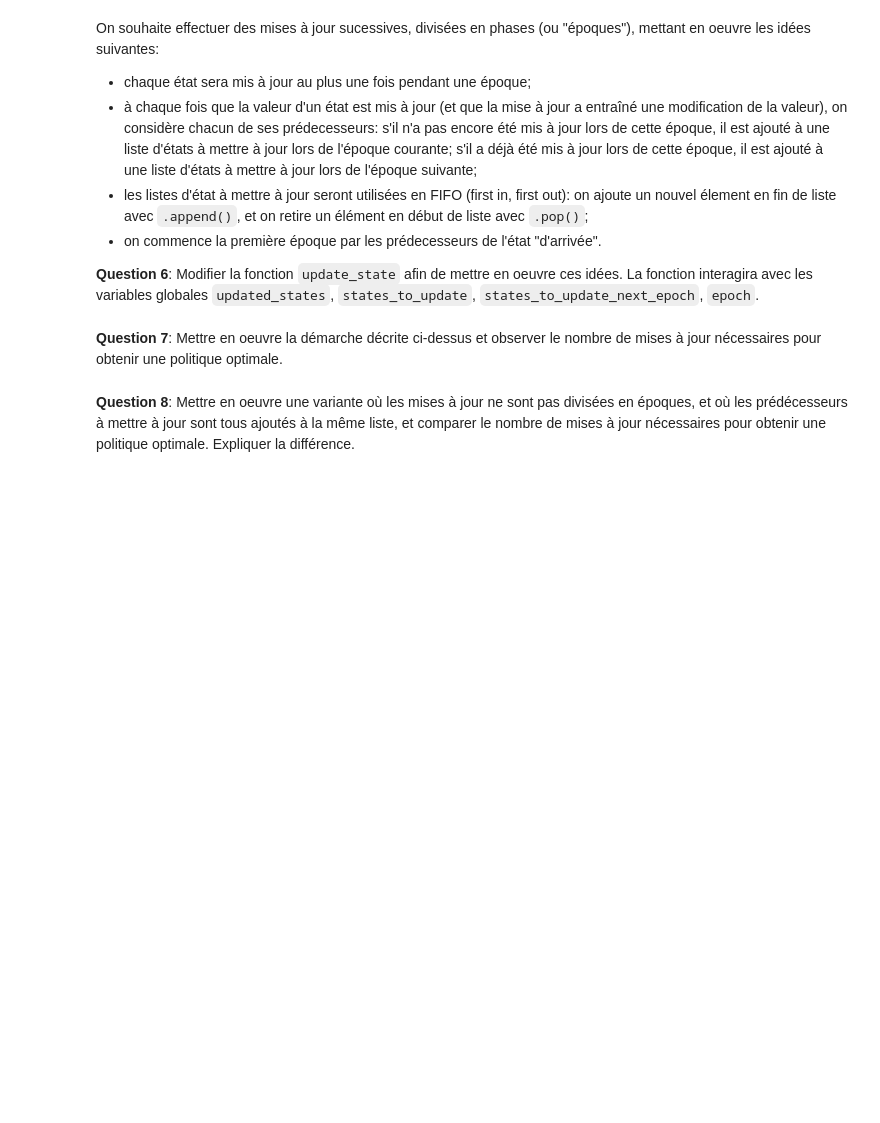
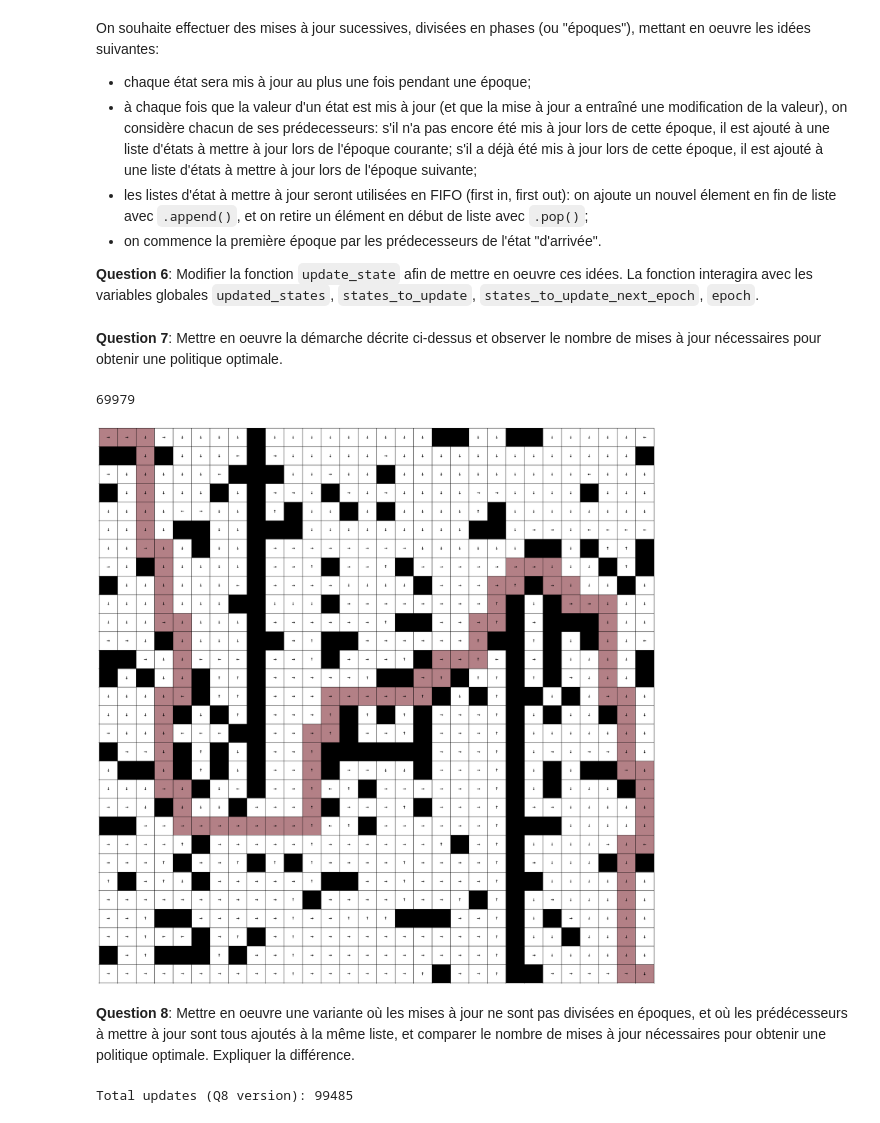
Before and after one commit to Lo808/Theory-of-Reinforcement-Learning, a Jupyter notebook: Solving Labyrinth with RL.ipynb, the cells around one changed output. Cells and saved outputs as stored; diff of their text form; code cells hidden in the pictures; blank space fills up the shorter version.

```diff
--- a/Solving Labyrinth with RL.ipynb
+++ b/Solving Labyrinth with RL.ipynb
@@ -345,7 +345,6 @@ Pour un labyrinthe donné, il existe certains états $s$ pour lesquels on conna
 def set_known_values(v):
     v_=v.copy()
     v_[maze == 1] = 0
-    v_[maze.shape[0]-1, maze.shape[1]-1] = 1
     return v_
 # %% [markdown]
 Un autre idée importante est que la valeur avec laquelle un état $s$ est mis à jour ne dépend que d'un petit nombre d'autres états, appelés "sucesseurs", c'est-à-dire ceux vers lesquels il existe une transition avec probabilité non-nulle. Autrement dit, les $s'$ tels qu'il existe une action $a$ telle que $p(r,s'|s,a)>0$. On dit alors également que $s$ est un prédecesseur de $s'$.
@@ -387,11 +416,26 @@ def update_state(s):
 # %%
-nb_epochs = 100
-v = np.random.random(maze.shape)
-v = set_known_values(v)
+nb_epochs = 6 # 6 est suffisant
 
-# compléter
+num_updates_epoch = 0
+for epoch in range(nb_epochs):
+    updated_states= set()
+    while states_to_update:
+        s = states_to_update.pop(0)    # FIFO
+        update_state2(s)
 
-for epoch in range(nb_epochs):
-    #compléter
+        num_updates_epoch += 1
+    states_to_update = states_to_update_next_epoch
+    states_to_update_next_epoch = []
+
+print(num_updates_epoch)
+# %% [output]
+69979
+# %%
+
+pi=greedy_policy(v)
+
+plot(pi,path=True)
+# %% [output]
+[figure, added]
 # %% [markdown]
 **Question 8**: Mettre en oeuvre une variante où les mises à jour ne sont pas divisées en époques, et où les prédécesseurs à mettre à jour sont tous ajoutés à la même liste, et comparer le nombre de mises à jour nécessaires pour obtenir une politique optimale. Expliquer la différence.
@@ -397,0 +467,20 @@ for epoch in range(nb_epochs):
+# %%
+# Initialization
+v = np.random.random(maze.shape)
+v = set_known_values(v)
+
+goal = (maze.shape[0]-1, maze.shape[1]-1)
+
+states_to_update = predecessors(goal)  # initial seeds
+
+num_updates = 0
+
+# Run until convergence (queue empty)
+while states_to_update:
+    s = states_to_update.pop(0)  # FIFO
+    update_state_Q8(s)
+    num_updates += 1
+
+print("Total updates (Q8 version):", num_updates)
+# %% [output]
+Total updates (Q8 version): 99485
```
Also changed, not shown: parts of 8 cells of this notebook, 1 other file.
